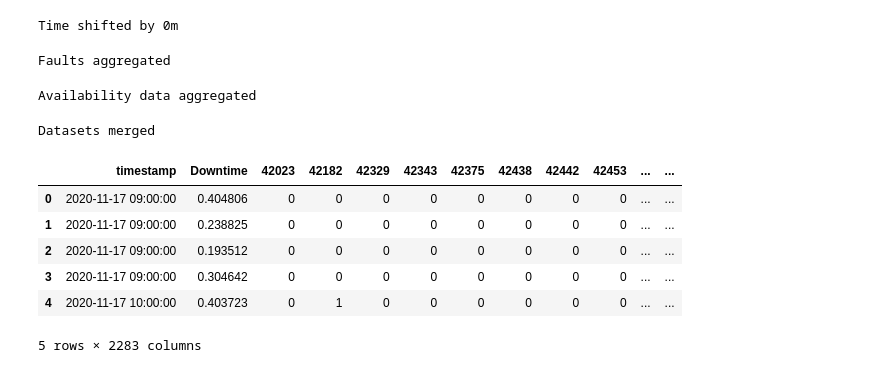
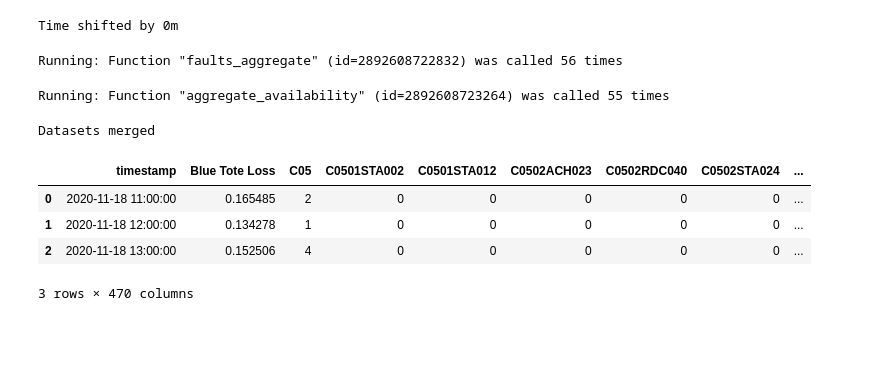
Before and after one commit to ch4413/scs, a Jupyter notebook: notebooks/Basic Model.ipynb, the cells around one changed output. Drawn from its saved outputs; the diff is of its cells as text; code cells hidden in the pictures; blank space fills up the shorter version.

```diff
--- a/notebooks/Basic Model.ipynb
+++ b/notebooks/Basic Model.ipynb
@@ -44,32 +45,30 @@ fa_floor = feat.floor_shift_time_fa(fa, shift=0)
 # %% [output]
 Time shifted by 0m
 # %%
-fa_sel = feat.fault_select(fa_floor, select_level = 'Tote Colour', selection = ['Blue','Both','Grey'])
+fa_sel = feat.fault_select(fa_floor, select_level = 'Tote Colour', selection = ['Blue','Both'])
 
-fa_agg = feat.faults_aggregate(fa_sel,fault_agg_level='Number', agg_type = 'count')
+fa_agg = feat.faults_aggregate(fa_sel,fault_agg_level= 'code', agg_type = 'count')
 # %% [output]
-Faults aggregated
+Running: Function "faults_aggregate" (id=2892608722832) was called 56 times
 # %%
-av,at = feat.av_at_select(av, at, remove_high_AT = False)
+av_sel,at_sel = feat.av_at_select(av, at, remove_high_AT = True)
 
-av_agg = feat.aggregate_availability(av, agg_level = 'Quadrant')
-at_agg = feat.aggregate_totes(at, agg_level = 'Quadrant')
+av_agg = feat.aggregate_availability(av_sel, agg_level = None)
+at_agg = feat.aggregate_totes(at_sel, agg_level = None)
 # %% [output]
-Availability data aggregated
+Running: Function "aggregate_availability" (id=2892608723264) was called 55 times
 # %%
-df = feat.merge_av_fa_at(av_agg ,at_df=at_agg, fa_df = fa_agg, target = 'Downtime',faults=True, totes = True, agg_level = 'Quadrant')
+df = feat.merge_av_fa_at(av_agg ,at_df=at_agg, fa_df = fa_agg, target = 'Blue Tote Loss',faults=True, totes = True, agg_level = None,remove_0=True)
 # %% [output]
 Datasets merged
 # %%
-df.head(5)
+df.head(3)
 # %% [output]
-|  | timestamp | Downtime | 42023 | 42182 | 42329 | 42343 | 42375 | 42438 | 42442 | 42453 | ... | ... |
-| 0 | 2020-11-17 09:00:00 | 0.404806 | 0 | 0 | 0 | 0 | 0 | 0 | 0 | 0 | ... | ... |
-| 1 | 2020-11-17 09:00:00 | 0.238825 | 0 | 0 | 0 | 0 | 0 | 0 | 0 | 0 | ... | ... |
-| 2 | 2020-11-17 09:00:00 | 0.193512 | 0 | 0 | 0 | 0 | 0 | 0 | 0 | 0 | ... | ... |
-| 3 | 2020-11-17 09:00:00 | 0.304642 | 0 | 0 | 0 | 0 | 0 | 0 | 0 | 0 | ... | ... |
-| 4 | 2020-11-17 10:00:00 | 0.403723 | 0 | 1 | 0 | 0 | 0 | 0 | 0 | 0 | ... | ... |
+|  | timestamp | Blue Tote Loss | C05 | C0501STA002 | C0501STA012 | C0502ACH023 | C0502RDC040 | C0502STA024 | ... |
+| 0 | 2020-11-18 11:00:00 | 0.165485 | 2 | 0 | 0 | 0 | 0 | 0 | ... |
+| 1 | 2020-11-18 12:00:00 | 0.134278 | 1 | 0 | 0 | 0 | 0 | 0 | ... |
+| 2 | 2020-11-18 13:00:00 | 0.152506 | 4 | 0 | 0 | 0 | 0 | 0 | ... |
-5 rows × 2283 columns
+3 rows × 470 columns
 # %%
 #df = df[df['TOTES']<60].reset_index(drop=True)
 # %%
```
Also changed, not shown: parts of 11 cells of this notebook, 1 other file.
